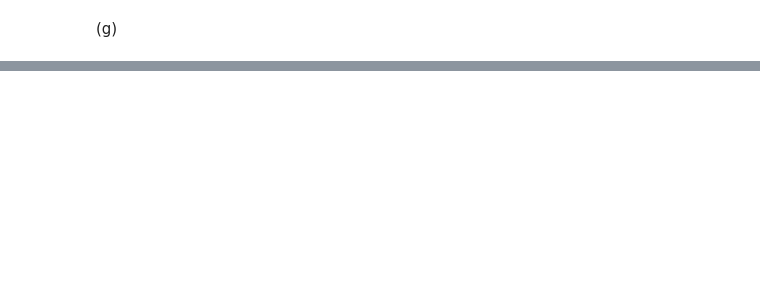
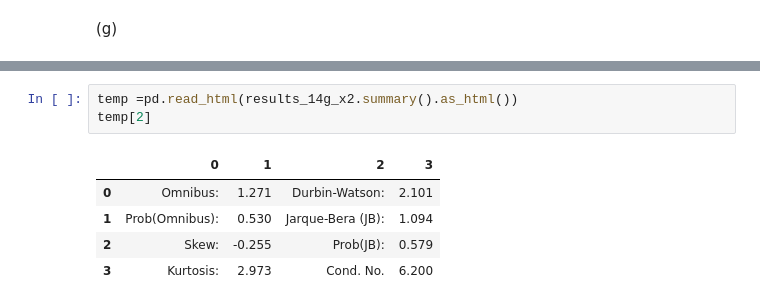
Before and after one commit to pi00trek/stats-ml, a Jupyter notebook: ISLR/3. linear regression - islr.ipynb, the cells around one changed output, grey strips where cells are left out. Cells and saved outputs as stored; diff of their text form; blank space fills up the shorter version.

```diff
--- a/ISLR/3. linear regression - islr.ipynb
+++ b/ISLR/3. linear regression - islr.ipynb
@@ -1248,0 +1419,9 @@ no, because of strong colinearity (corr(x1,x2)= 0.83905962). It decreases model
+# %%
+temp =pd.read_html(results_14g_x2.summary().as_html())
+temp[2]
+# %% [output]
+|  | 0 | 1 | 2 | 3 |
+| 0 | Omnibus: | 1.271 | Durbin-Watson: | 2.101 |
+| 1 | Prob(Omnibus): | 0.530 | Jarque-Bera (JB): | 1.094 |
+| 2 | Skew: | -0.255 | Prob(JB): | 0.579 |
+| 3 | Kurtosis: | 2.973 | Cond. No. | 6.200 |
```
Also changed, not shown: parts of 30 cells of this notebook, 1 other file.
